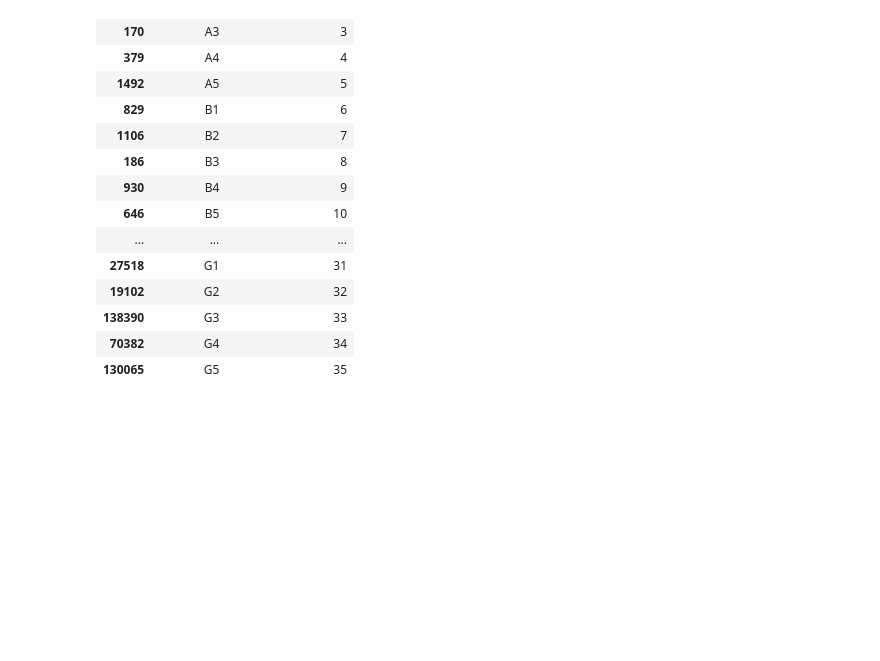
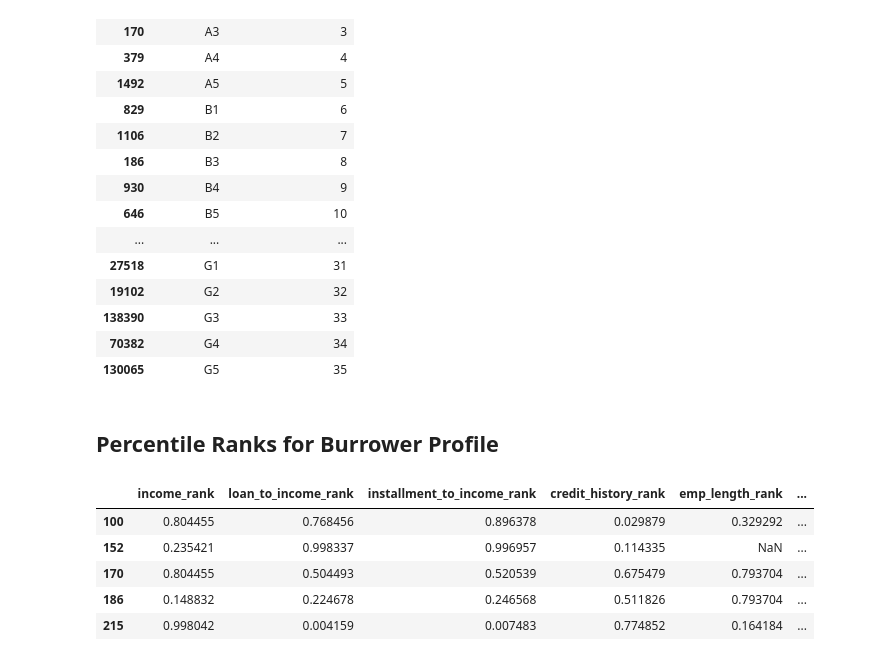
Before and after one commit to Shankari-Mohanakrishnan/lending-club-intelligent-borrower-profiling, a Jupyter notebook: notebooks/03_Feature_Engineering.ipynb, the cells around one changed output. Cells and saved outputs as stored; diff of their text form; code cells hidden in the pictures; blank space fills up the shorter version.

```diff
--- a/notebooks/03_Feature_Engineering.ipynb
+++ b/notebooks/03_Feature_Engineering.ipynb
@@ -327,3 +327,28 @@ df[['sub_grade','sub_grade_number']].drop_duplicates().sort_values('sub_grade_nu
 | 138390 | G3 | 33 |
 | 70382 | G4 | 34 |
 | 130065 | G5 | 35 |
+# %% [markdown]
+## Percentile Ranks for Burrower Profile
+# %%
+df['income_rank']=df['annual_inc_clean'].rank(pct=True)
+df["loan_to_income_rank"] = df["loan_to_income_ratio"].rank(pct=True)
+df["installment_to_income_rank"] = df["installment_to_income_ratio"].rank(pct=True)
+df["credit_history_rank"] = df["credit_history_months"].rank(pct=True)
+df["emp_length_rank"] = df["emp_length_num"].rank(pct=True)
+df["dti_rank"] = df["dti_clean"].rank(pct=True)
+df["revol_util_rank"] = df["revol_util_clean"].rank(pct=True)
+df["grade_risk_rank"] = df["grade_num"].rank(pct=True)
+df["sub_grade_risk_rank"] = df["sub_grade_num"].rank(pct=True)
+df["delinq_rank"] = df["delinq_2yrs"].rank(pct=True)
+df["pub_rec_rank"] = df["pub_rec"].rank(pct=True)
+
+
+df[['income_rank', "loan_to_income_rank", "installment_to_income_rank", "credit_history_rank", "emp_length_rank", "dti_rank",
+    "revol_util_rank", "grade_risk_rank", "sub_grade_risk_rank", "delinq_rank", "pub_rec_rank"]].head()
+# %% [output]
+|  | income_rank | loan_to_income_rank | installment_to_income_rank | credit_history_rank | emp_length_rank | ... |
+| 100 | 0.804455 | 0.768456 | 0.896378 | 0.029879 | 0.329292 | ... |
+| 152 | 0.235421 | 0.998337 | 0.996957 | 0.114335 | NaN | ... |
+| 170 | 0.804455 | 0.504493 | 0.520539 | 0.675479 | 0.793704 | ... |
+| 186 | 0.148832 | 0.224678 | 0.246568 | 0.511826 | 0.793704 | ... |
+| 215 | 0.998042 | 0.004159 | 0.007483 | 0.774852 | 0.164184 | ... |
```
Also changed, not shown: parts of 6 cells of this notebook.
